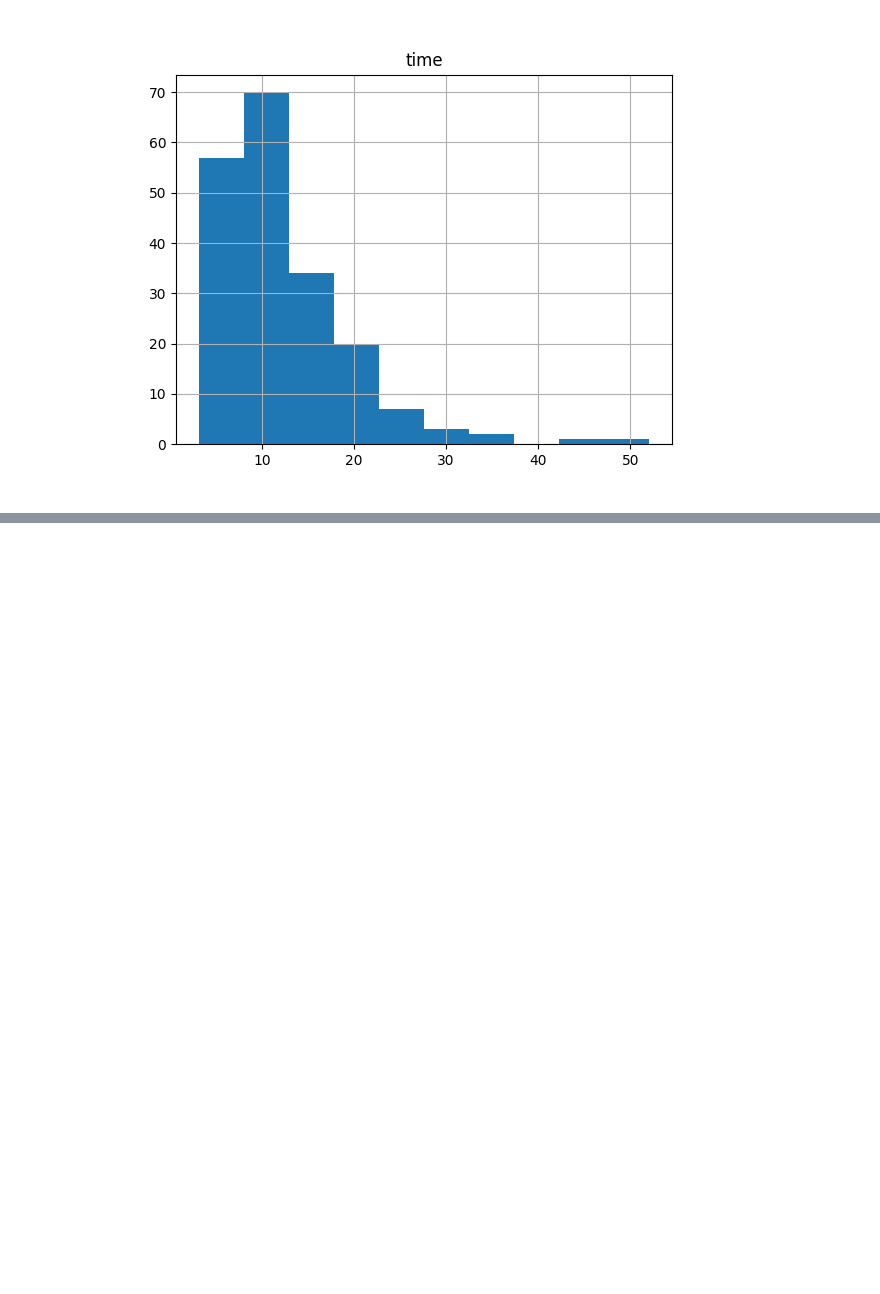
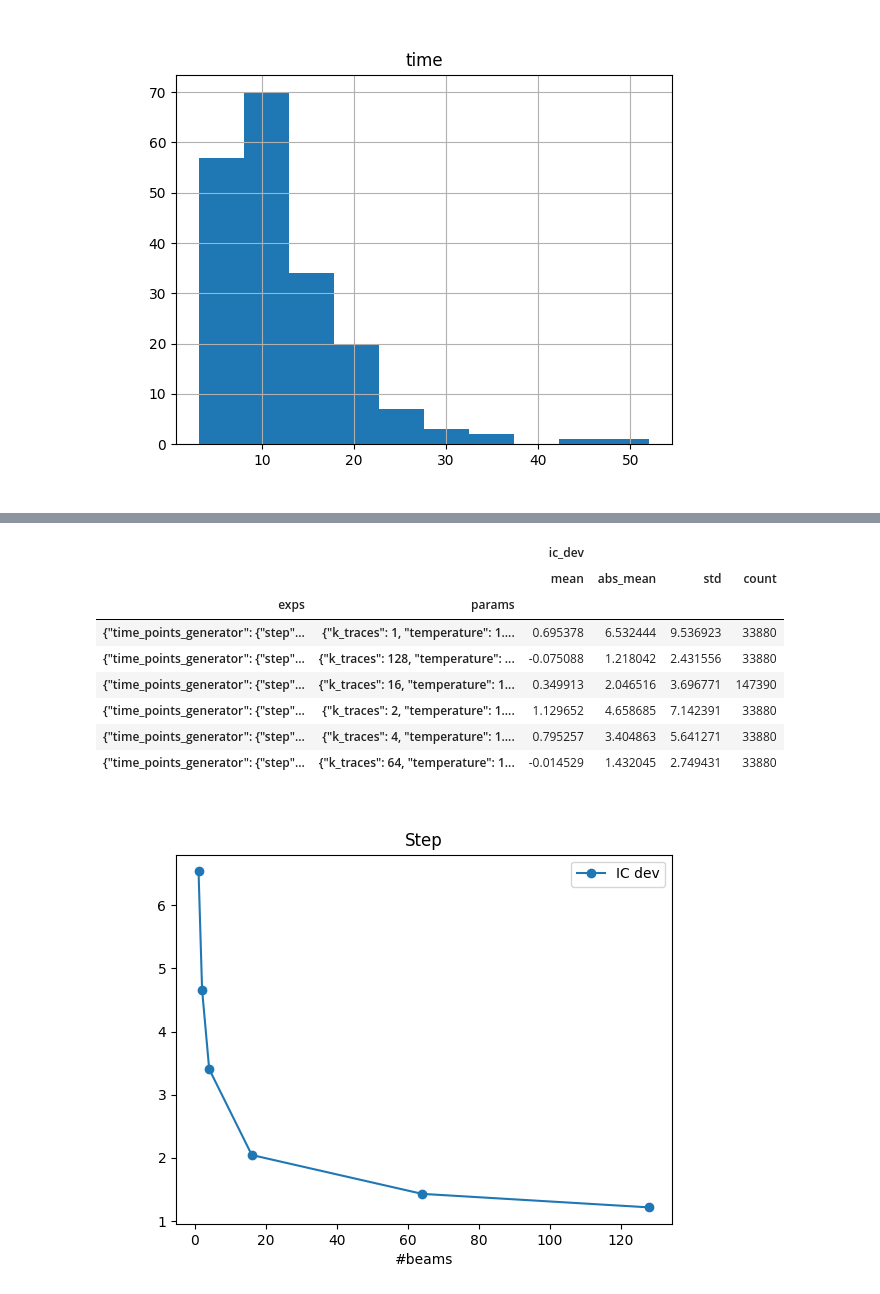
Before and after one commit to muthissar/PIA.No3, a Jupyter notebook: results.ipynb, the cells around one changed output, grey strips where cells are left out. Saved outputs shown, nothing was run; the diff lists cells and outputs as text; code cells hidden in the pictures; blank space fills up the shorter version.

```diff
--- a/results.ipynb
+++ b/results.ipynb
@@ -145,0 +271,32 @@ array([[<AxesSubplot:title={'center':'time'}>]], dtype=object)
+# %%
+filtered = filter_pd(res_int, filter_k_traces)
+filtered_copy = filtered.copy()
+filtered_copy.index = filtered_copy.index.map(lambda x: int(json.loads(x[0])['time_points_generator']['k_traces']))
+# filtered_copy.index = filtered_copy.index.map(lambda x: f"{x:.1f}")
+filtered_copy.index.name = '#beams'
+filtered_copy = filtered_copy.sort_index()
+filtered_copy = filtered_copy.loc[:, [('ic_dev', 'abs_mean')]]
+filtered_copy.columns = ['IC dev']
+fig, ax = plt.subplots()
+filtered_copy.plot(title="Step", style="-o", ax=ax)
+# ax.hlines(filtered_copy[filtered_copy.index.isna()].values[0,0], filtered_copy.index.min(), filtered_copy.index.max(), 'r', '--')
+# fig.show()
+
+# filtered_copy.index = filtered_copy.index.map(lambda x: str(int(x)) if x.is_integer() else "-")
+# filtered_copy['Max IC'] = filtered_copy.index.map(lambda x: str(int(x)) if x.is_integer() else "-")
+# filtered_copy = filtered_copy.pivot(columns=['IC dev', 'Max IC'])
+filtered_copy = filtered_copy.T
+styler = filtered_copy.style.format(decimal='.', thousands=',', precision=2)
+styler.to_latex('out/tables/eval_k_traces.tex')
+filtered
+# %% [output]
+|  |  | ic_dev |  |  |  |
+|  |  | mean | abs_mean | std | count |
+| exps | params |  |  |  |  |
+| {"time_points_generator": {"step"... | {"k_traces": 1, "temperature": 1.... | 0.695378 | 6.532444 | 9.536923 | 33880 |
+| {"time_points_generator": {"step"... | {"k_traces": 128, "temperature": ... | -0.075088 | 1.218042 | 2.431556 | 33880 |
+| {"time_points_generator": {"step"... | {"k_traces": 16, "temperature": 1... | 0.349913 | 2.046516 | 3.696771 | 147390 |
+| {"time_points_generator": {"step"... | {"k_traces": 2, "temperature": 1.... | 1.129652 | 4.658685 | 7.142391 | 33880 |
+| {"time_points_generator": {"step"... | {"k_traces": 4, "temperature": 1.... | 0.795257 | 3.404863 | 5.641271 | 33880 |
+| {"time_points_generator": {"step"... | {"k_traces": 64, "temperature": 1... | -0.014529 | 1.432045 | 2.749431 | 33880 |
+[figure, added]
```
Also changed, not shown: parts of 12 cells of this notebook, 11 other files.
